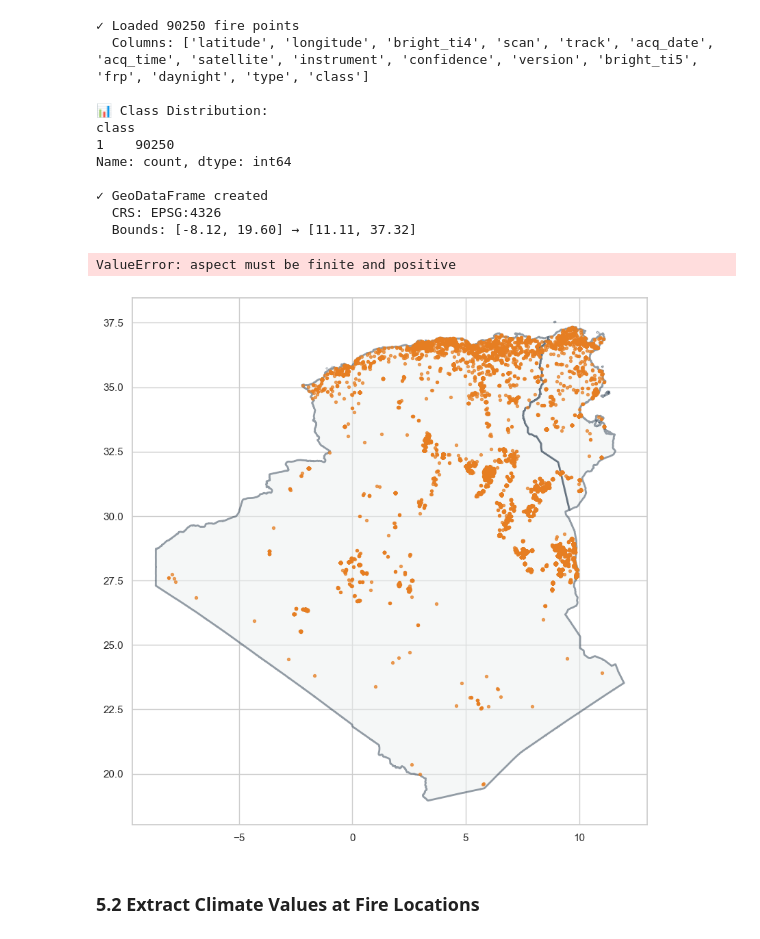
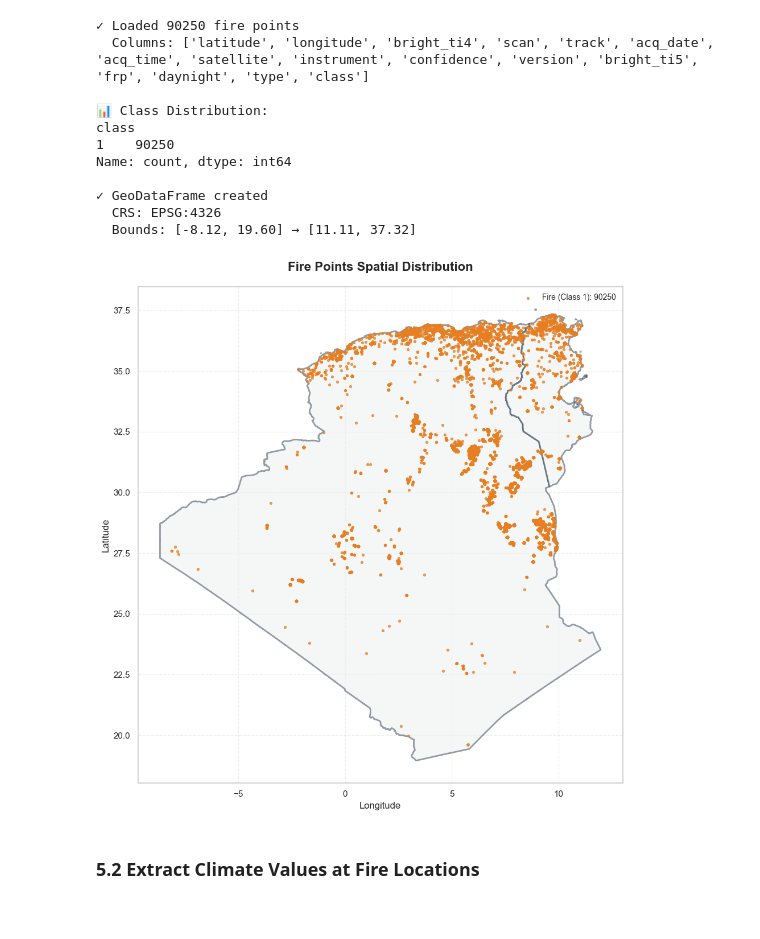
Before and after one commit to BESSAI-Tayeb/forest-fires-algeria-tunisia-analysis, a Jupyter notebook: analysis/analysis/climate.ipynb, the cells around one changed output. Saved outputs shown, nothing was run; the diff lists cells and outputs as text; code cells hidden in the pictures.

```diff
--- a/analysis/analysis/climate.ipynb
+++ b/analysis/analysis/climate.ipynb
@@ -649,26 +646,31 @@ Name: count, dtype: int64
 # %%
 # Visualize fire points spatial distribution
 fig, ax = plt.subplots(figsize=(14, 10))
 
 # Plot boundaries
 boundaries.plot(ax=ax, edgecolor='#2c3e50', facecolor='#ecf0f1', linewidth=2, alpha=0.5)
 
 # Plot fire points by class
-fires_gdf[fires_gdf['class'] == 1].plot(ax=ax, markersize=8, color=COLORS['fire'],
-                                         alpha=0.7, label='Fire (Class 1)', marker='o')
-fires_gdf[fires_gdf['class'] == 0].plot(ax=ax, markersize=5, color=COLORS['no_fire'],
-                                         alpha=0.5, label='Non-Fire (Class 0)', marker='o')
+fires_class_1 = fires_gdf[fires_gdf['class'] == 1]
+fires_class_0 = fires_gdf[fires_gdf['class'] == 0]
+
+if len(fires_class_1) > 0:
+    fires_class_1.plot(ax=ax, markersize=8, color=COLORS['fire'],
+                       alpha=0.7, label=f'Fire (Class 1): {len(fires_class_1)}', marker='o')
+
+if len(fires_class_0) > 0:
+    fires_class_0.plot(ax=ax, markersize=5, color=COLORS['no_fire'],
+                       alpha=0.5, label=f'Non-Fire (Class 0): {len(fires_class_0)}', marker='o')
 
 ax.set_title('Fire Points Spatial Distribution', fontsize=16, fontweight='bold', pad=20)
 ax.set_xlabel('Longitude', fontsize=12)
 ax.set_ylabel('Latitude', fontsize=12)
 ax.legend(loc='upper right', fontsize=10, framealpha=0.9)
 ax.grid(True, alpha=0.3, linestyle='--')
 plt.tight_layout()
 plt.show()
 # %% [output]
-ValueError: aspect must be finite and positive
-[figure, old version]
+[figure, new version]
 # %% [markdown]
 ### 5.2 Extract Climate Values at Fire Locations
 # %%
```
Also changed, not shown: parts of 3 cells of this notebook, 10 other files.
